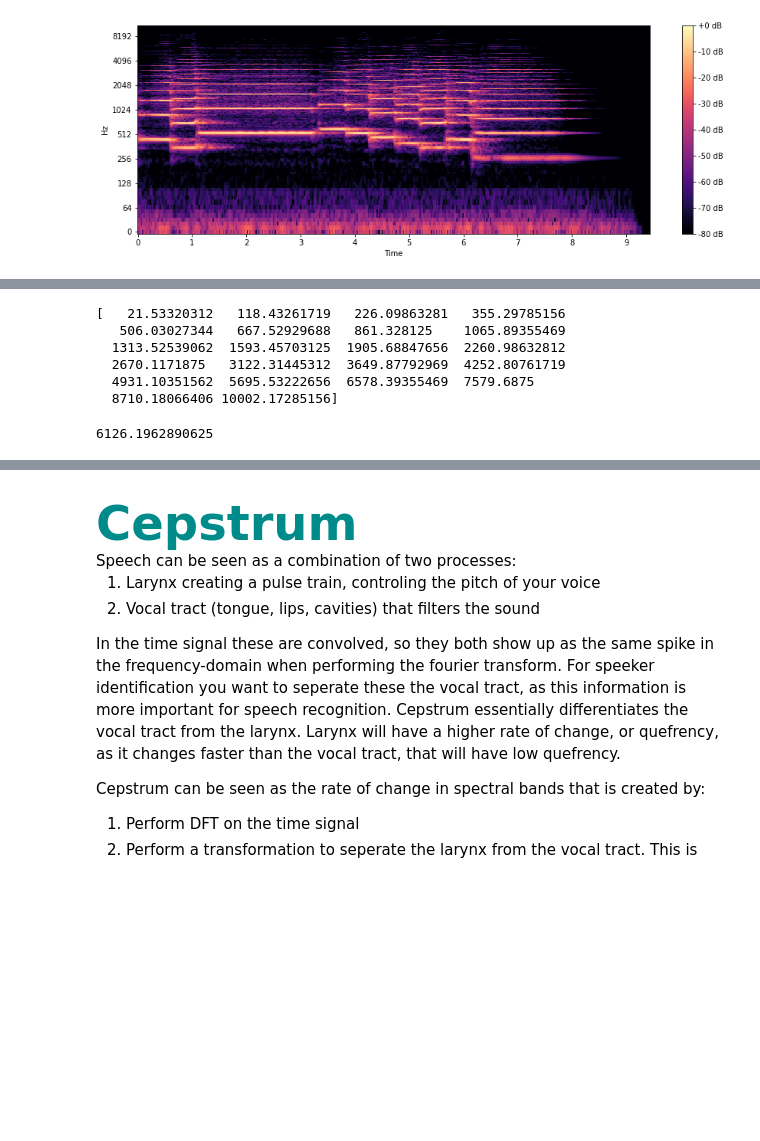
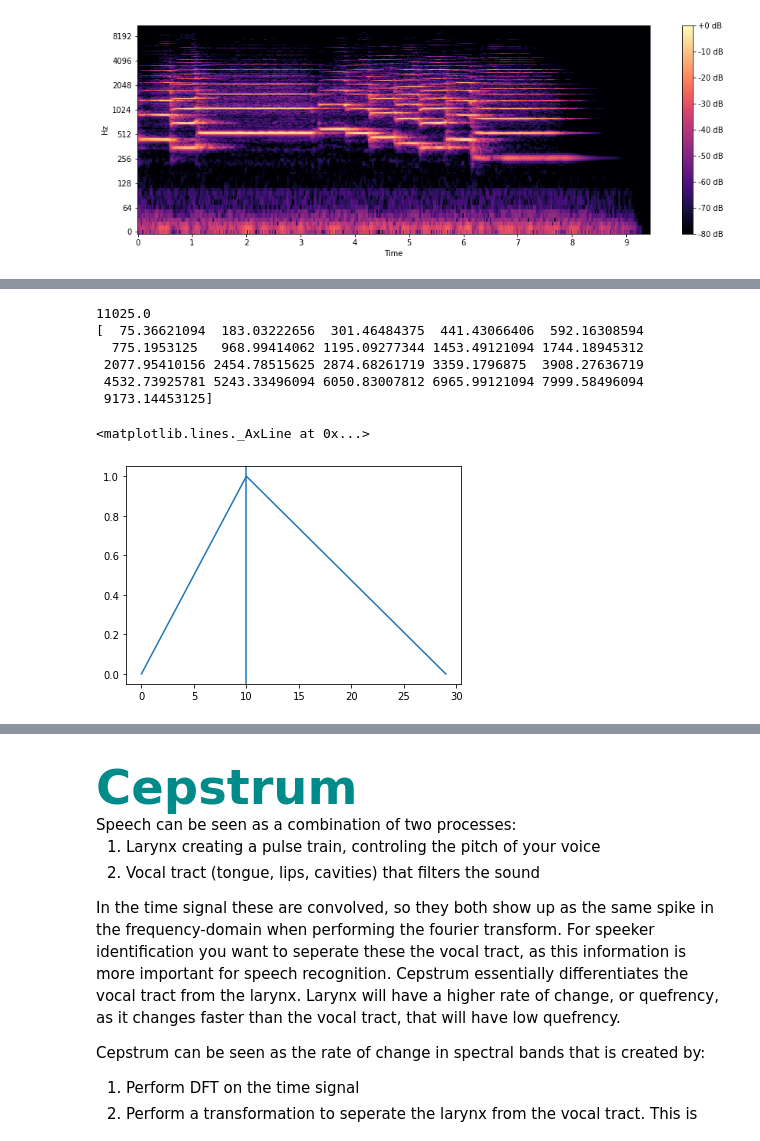
Before and after one commit to HNuijens/PythonAudioProcessing, a Jupyter notebook: Analysis/MFCC.ipynb, the cells around one changed output, grey strips where cells are left out. Cells and saved outputs as stored; diff of their text form; code cells hidden in the pictures; blank space fills up the shorter version.

```diff
--- a/Analysis/MFCC.ipynb
+++ b/Analysis/MFCC.ipynb
@@ -123,23 +101,18 @@ print(frequency_bands_target)
 #plt.pcolormesh(STFT_db)
 
 frequency_bands = librosa.fft_frequencies(sr=sample_rate, n_fft=2048)
-#print(frequency_bands)
+print(frequency_bands[-1])
 
-matched_frequency_bands = np.zeros(n_mels)
-matched_frequency_index = np.zeros(n_mels)
-for i in range(0,n_mels):
+matched_frequency_bands = np.zeros(len(mel_bands))
+matched_frequency_index = np.zeros(len(mel_bands))
+for i in range(0,len(mel_bands)):
     matched_frequency_bands[i] = min(frequency_bands, key=lambda x:abs(x-frequency_bands_target[i]))
     matched_frequency_index[i], = np.where(frequency_bands == matched_frequency_bands[i])
 print(matched_frequency_bands)
 # %% [output]
-[   21.53320312   118.43261719   226.09863281   355.29785156
-   506.03027344   667.52929688   861.328125    1065.89355469
-  1313.52539062  1593.45703125  1905.68847656  2260.98632812
-  2670.1171875   3122.31445312  3649.87792969  4252.80761719
-  4931.10351562  5695.53222656  6578.39355469  7579.6875
-  8710.18066406 10002.17285156]
+11025.0
+[  75.36621094  183.03222656  301.46484375  441.43066406  592.16308594
+  775.1953125   968.99414062 1195.09277344 1453.49121094 1744.18945312
+ 2077.95410156 2454.78515625 2874.68261719 3359.1796875  3908.27636719
+ 4532.73925781 5243.33496094 6050.83007812 6965.99121094 7999.58496094
+ 9173.14453125]
-# %%
-matched_frequency_index
-frequency_bands[569]
-# %% [output]
-6126.1962890625
@@ -146,3 +125,11 @@ frequency_bands[569]
+# %%
+center = 10
+tri = triangular_window(30, center)
+plt.plot(tri)
+plt.axline((center,0), (center,1))
+# %% [output]
+<matplotlib.lines._AxLine at 0x...>
+[figure, added]
 # %%
 # create mel filter bank:
 # triangular filters that ranges from previous center frequency to the next
```
Also changed, not shown: parts of 20 cells of this notebook.
